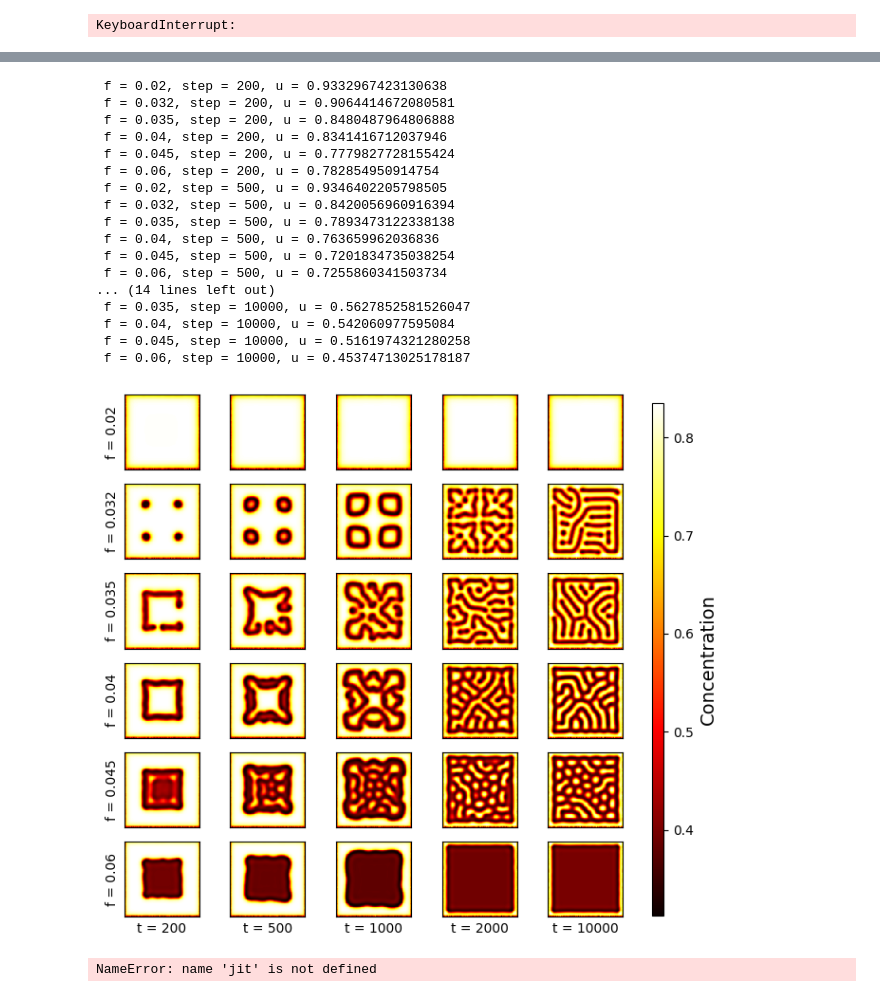
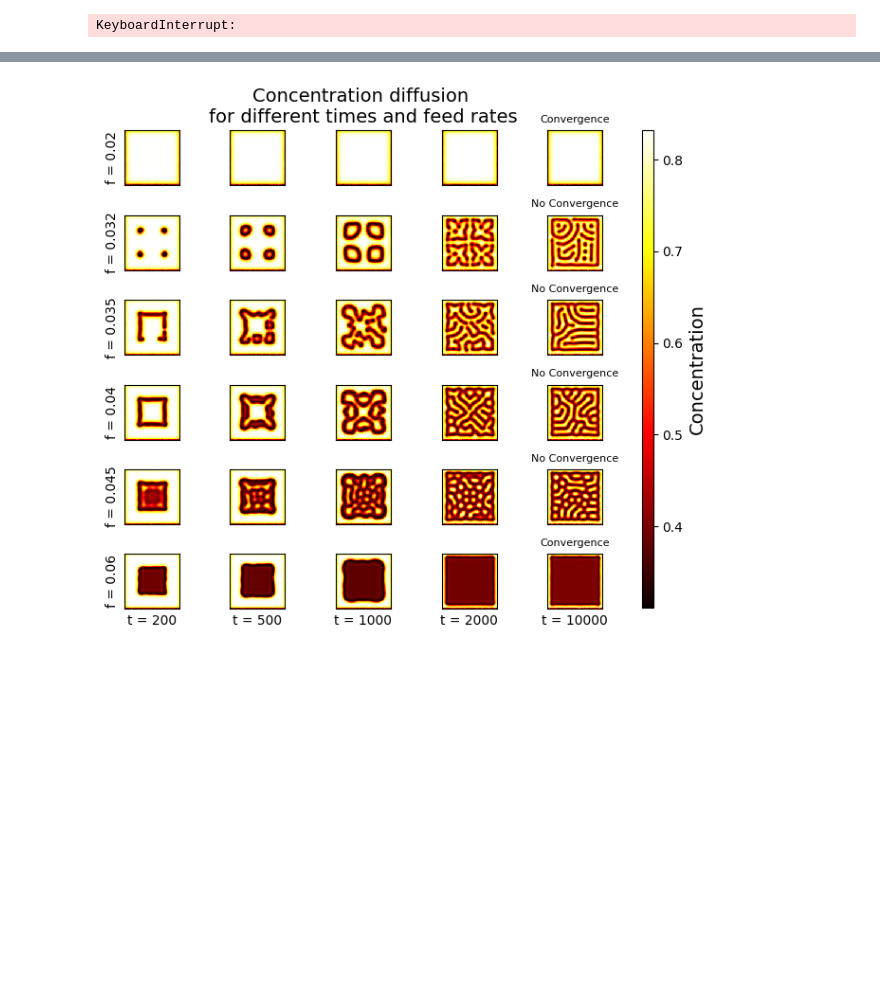
Before and after one commit to koenweverink/ScientificComputing, a Jupyter notebook: Set2.ipynb, the cells around one changed output, grey strips where cells are left out. Cells and saved outputs as stored; diff of their text form; code cells hidden in the pictures; blank space fills up the shorter version.

```diff
--- a/Set2.ipynb
+++ b/Set2.ipynb
@@ -357,10 +357,10 @@ def gray_scott(grid_size, D_u, D_v, f, k, dt, dx, steps):
                 u[i, j] += D_u * dt * laplacian_u - reaction + f * (1 - u[i, j])
                 v[i, j] += D_v * dt * laplacian_v + reaction - (f + k) * v[i, j]
 
-    # if np.max(np.abs(u - u_old)) < 1e-5:
-    #     convergence = True
-    # else:
-    #     convergence = False
+        if np.max(np.abs(u - u_old)) < 1e-5:
+            convergence = True
+        else:
+            convergence = False
 
         # Periodic boundary condition
         u[:, -1] = u[:, 0]
@@ -369,7 +369,7 @@ def gray_scott(grid_size, D_u, D_v, f, k, dt, dx, steps):
         v[-1, :] = v[0, :]
     # print(convergence)
 
-    return u, v
+    return u, v, convergence
 # %%
 # Parameters
 grid_size = 100
@@ -381,9 +381,9 @@ f = 0.035  # Feed rate, arbitrary units
 k = 0.06  # Kill rate, arbitrary units
 steps = 2000 # Number of time steps to simulate
 
-u, v= gray_scott(grid_size, D_u, D_v, f, k, dt, dx, steps)
+u, v, conv = gray_scott(grid_size, D_u, D_v, f, k, dt, dx, steps)
 plt.imshow(u, cmap='hot', interpolation='nearest')
-# print(conv)
+print(conv)
 
 plt.xlabel(f"t = {np.round(dt)}")
 plt.colorbar(label='Concentration')
@@ -489,56 +497,42 @@ def plot_f_diff_over_time(grid_size, D_u, D_v, f_list, k, dt, dx, steps_list):
 
     for i, steps in enumerate(steps_list):
         for j, f in enumerate(f_list):
-            u, v = gray_scott(grid_size, D_u, D_v, f, k, dt, dx, steps)
+            u, v, conv = gray_scott(grid_size, D_u, D_v, f, k, dt, dx, steps)
             ax = axes[j, i]
             im = ax.imshow(u, cmap='hot', interpolation='nearest')
             ax.set_xticks([])
             ax.set_yticks([])
             # ax.set_xlabel(f"t = {steps}", fontsize=14)
             axes[j,0].set_ylabel(f"f = {f}", fontsize=10)
-            print(f" f = {f}, step = {steps}, u = {np.mean(u)}")
+            if conv == True:
+                axes[j,-1].set_title(f"Convergence", fontsize=8)
+            else:
+                axes[j,-1].set_title(f"No Convergence", fontsize=8)
         ax.set_xlabel(f"t = {steps}", fontsize=10)
-
+    axes[0, 2].set_title(f'Concentration diffusion \nfor different times and feed rates', fontsize=14, loc='center')
 
     # Add colorbar
-    cbar_ax = fig.add_axes([1, 0.06, 0.02, 0.9])  # [left, bottom, width, height]
+    cbar_ax = fig.add_axes([1, 0.06, 0.02, 0.84])  # [left, bottom, width, height]
     cbar = fig.colorbar(im, cax=cbar_ax)
     cbar.set_label('Concentration', fontsize=14)
 
     plt.tight_layout()
     plt.show()
 
 # Parameters
 grid_size = 100
 dt = 1  # Time step, arbitrary units
 dx = 1  # Grid spacing, arbitrary units
 D_u = 0.16  # Diffusion coefficient, arbitrary units
 D_v = 0.08  # Diffusion coefficient, arbitrary units
 k = 0.060  # Feed rate, arbitrary units
 f_list = [0.02, 0.032, 0.035, 0.04, 0.045, 0.06]  # Kill rate, arbitrary units
 steps_list = [200, 500, 1000, 2000, 10000]  # Number of time steps to simulate
 
 # Plot concentration over time for different kill rates
 plot_f_diff_over_time(grid_size, D_u, D_v, f_list, k, dt, dx, steps_list)
 # %% [output]
- f = 0.02, step = 200, u = 0.9332967423130638
- f = 0.032, step = 200, u = 0.9064414672080581
- f = 0.035, step = 200, u = 0.8480487964806888
- f = 0.04, step = 200, u = 0.8341416712037946
- f = 0.045, step = 200, u = 0.7779827728155424
- f = 0.06, step = 200, u = 0.782854950914754
- f = 0.02, step = 500, u = 0.9346402205798505
- f = 0.032, step = 500, u = 0.8420056960916394
- f = 0.035, step = 500, u = 0.7893473122338138
- f = 0.04, step = 500, u = 0.763659962036836
- f = 0.045, step = 500, u = 0.7201834735038254
- f = 0.06, step = 500, u = 0.7255860341503734
-... (14 lines left out)
- f = 0.035, step = 10000, u = 0.5627852581526047
- f = 0.04, step = 10000, u = 0.542060977595084
- f = 0.045, step = 10000, u = 0.5161974321280258
- f = 0.06, step = 10000, u = 0.45374713025178187
-[figure, old version]
+[figure, new version]
 # %%
 from scipy.ndimage import label
 
@@ -555,10 +549,10 @@ def phase_diagram(grid_size, D_u, D_v, f_range, k_range, dt, dx, steps):
 
             # Label connected regions
             # v neemt over
-            if np.mean(u) < 0.5:
+            if np.mean(u) <= 0.5 and np.mean(u) < np.mean(v):
                 phase_label = 0
             # u neemt over
-            elif np.mean(u) > 0.9:
+            elif np.mean(u) >= 0.9 and np.mean(u) > np.mean(v):
                 phase_label = 2
             else:
                 phase_label = 1
@@ -584,18 +578,16 @@ D_v = 0.08  # Diffusion coefficient for V
 steps = 2000  # Number of time steps
 
 # Define parameter ranges
-f_range = np.linspace(0, 0.3, 20)
-k_range = np.linspace(0, 0.08, 20)
+f_range = np.linspace(0, 0.3, 100)
+k_range = np.linspace(0, 0.08, 100)
 
 
 phases = phase_diagram(grid_size, D_u, D_v, f_range, k_range, dt, dx, steps)
 # Plot phase diagram
 plt.imshow(phases, extent=[k_range[0], k_range[-1], f_range[0], f_range[-1]], aspect='auto', cmap='viridis', interpolation='nearest')
-plt.colorbar(label='Phase')
+# plt.colorbar(label='Phase')
 plt.xlabel('k')
 plt.ylabel('f')
 plt.title('Phase Diagram of Gray-Scott Model')
 plt.show()
-# %% [output]
-NameError: name 'jit' is not defined
 # %%
```
Also changed, not shown: parts of 4 cells of this notebook.
